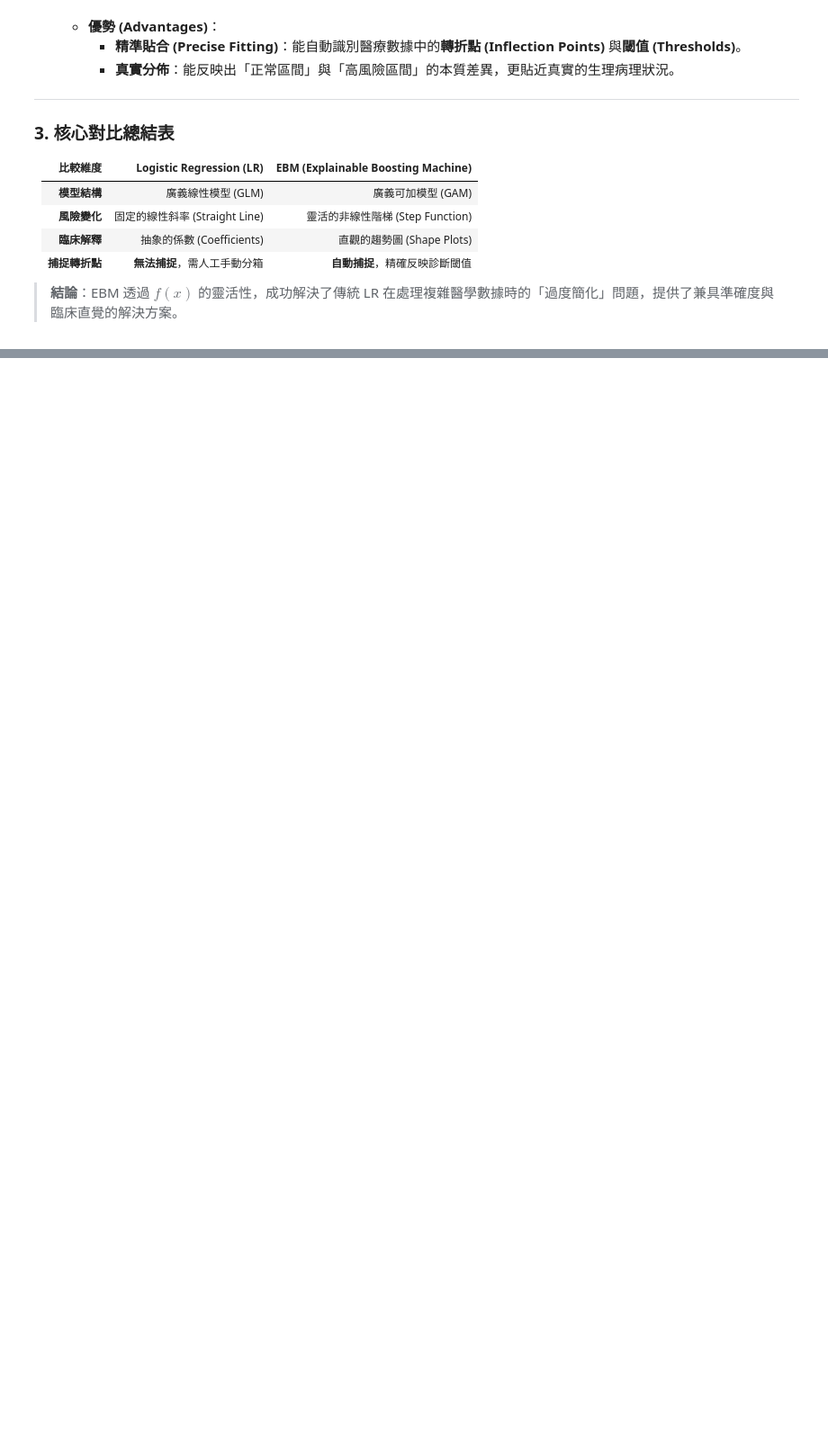
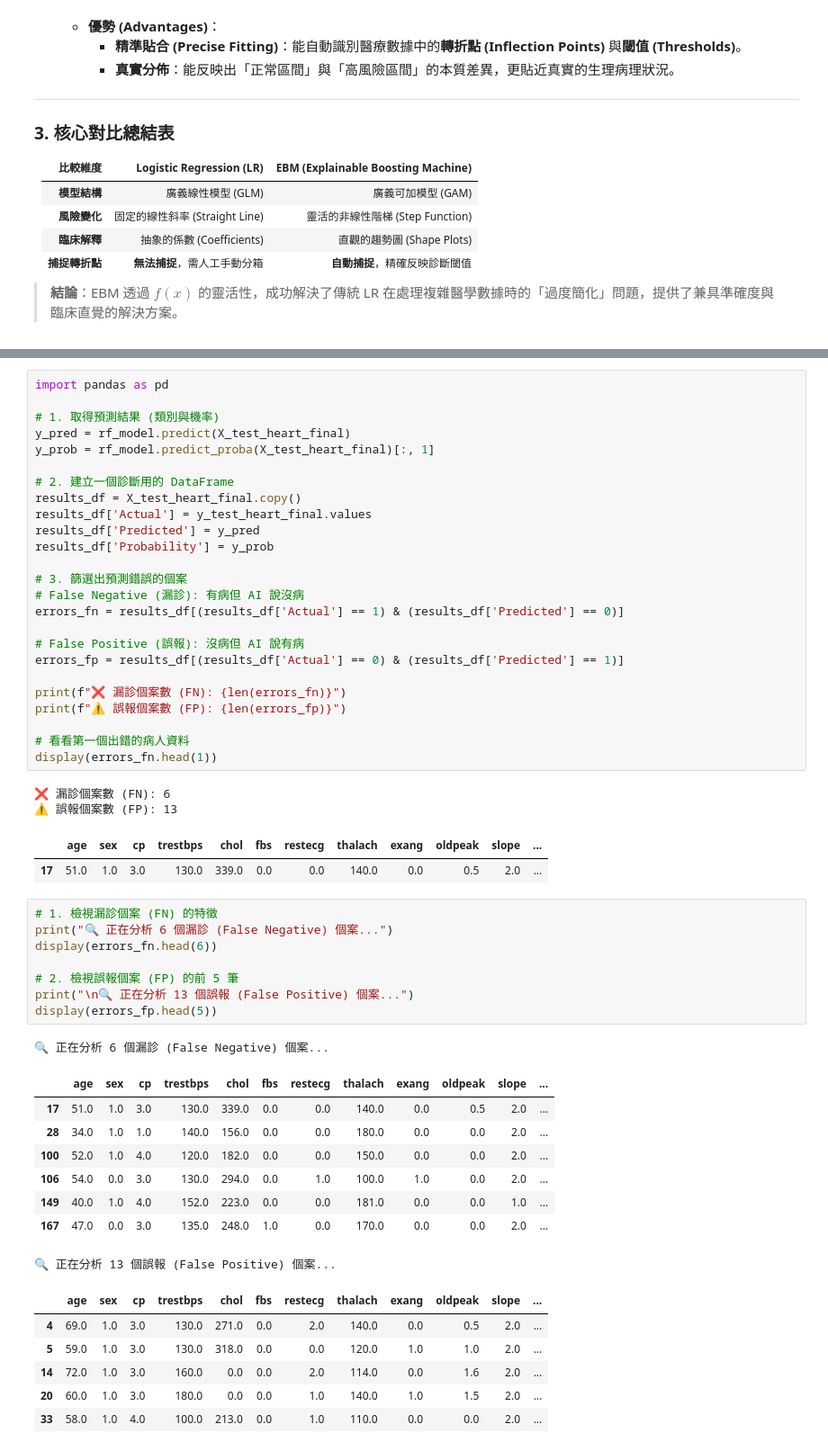
Before and after one commit to naomiyu1124-afk/InterpretDash_1358071_naomi, a Jupyter notebook: notebooks/w04_explore.ipynb, the cells around one changed output, grey strips where cells are left out. Shown at 90% size. Cells and saved outputs as stored; diff of their text form; blank space fills up the shorter version.

```diff
--- a/notebooks/w04_explore.ipynb
+++ b/notebooks/w04_explore.ipynb
@@ -689,0 +1024,54 @@ print(final_df.to_markdown(index=False))
+# %%
+import pandas as pd
+
+# 1. 取得預測結果 (類別與機率)
+y_pred = rf_model.predict(X_test_heart_final)
+y_prob = rf_model.predict_proba(X_test_heart_final)[:, 1]
+
+# 2. 建立一個診斷用的 DataFrame
+results_df = X_test_heart_final.copy()
+results_df['Actual'] = y_test_heart_final.values
+results_df['Predicted'] = y_pred
+results_df['Probability'] = y_prob
+
+# 3. 篩選出預測錯誤的個案
+# False Negative (漏診): 有病但 AI 說沒病
+errors_fn = results_df[(results_df['Actual'] == 1) & (results_df['Predicted'] == 0)]
+
+# False Positive (誤報): 沒病但 AI 說有病
+errors_fp = results_df[(results_df['Actual'] == 0) & (results_df['Predicted'] == 1)]
+
+print(f"❌ 漏診個案數 (FN): {len(errors_fn)}")
+print(f"⚠️ 誤報個案數 (FP): {len(errors_fp)}")
+
+# 看看第一個出錯的病人資料
+display(errors_fn.head(1))
+# %% [output]
+❌ 漏診個案數 (FN): 6
+⚠️ 誤報個案數 (FP): 13
+|  | age | sex | cp | trestbps | chol | fbs | restecg | thalach | exang | oldpeak | slope | ... |
+| 17 | 51.0 | 1.0 | 3.0 | 130.0 | 339.0 | 0.0 | 0.0 | 140.0 | 0.0 | 0.5 | 2.0 | ... |
+# %%
+# 1. 檢視漏診個案 (FN) 的特徵
+print("🔍 正在分析 6 個漏診 (False Negative) 個案...")
+display(errors_fn.head(6))
+
+# 2. 檢視誤報個案 (FP) 的前 5 筆
+print("\n🔍 正在分析 13 個誤報 (False Positive) 個案...")
+display(errors_fp.head(5))
+# %% [output]
+🔍 正在分析 6 個漏診 (False Negative) 個案...
+|  | age | sex | cp | trestbps | chol | fbs | restecg | thalach | exang | oldpeak | slope | ... |
+| 17 | 51.0 | 1.0 | 3.0 | 130.0 | 339.0 | 0.0 | 0.0 | 140.0 | 0.0 | 0.5 | 2.0 | ... |
+| 28 | 34.0 | 1.0 | 1.0 | 140.0 | 156.0 | 0.0 | 0.0 | 180.0 | 0.0 | 0.0 | 2.0 | ... |
+| 100 | 52.0 | 1.0 | 4.0 | 120.0 | 182.0 | 0.0 | 0.0 | 150.0 | 0.0 | 0.0 | 2.0 | ... |
+| 106 | 54.0 | 0.0 | 3.0 | 130.0 | 294.0 | 0.0 | 1.0 | 100.0 | 1.0 | 0.0 | 2.0 | ... |
+| 149 | 40.0 | 1.0 | 4.0 | 152.0 | 223.0 | 0.0 | 0.0 | 181.0 | 0.0 | 0.0 | 1.0 | ... |
+| 167 | 47.0 | 0.0 | 3.0 | 135.0 | 248.0 | 1.0 | 0.0 | 170.0 | 0.0 | 0.0 | 2.0 | ... |
+🔍 正在分析 13 個誤報 (False Positive) 個案...
+|  | age | sex | cp | trestbps | chol | fbs | restecg | thalach | exang | oldpeak | slope | ... |
+| 4 | 69.0 | 1.0 | 3.0 | 130.0 | 271.0 | 0.0 | 2.0 | 140.0 | 0.0 | 0.5 | 2.0 | ... |
+| 5 | 59.0 | 1.0 | 3.0 | 130.0 | 318.0 | 0.0 | 0.0 | 120.0 | 1.0 | 1.0 | 2.0 | ... |
+| 14 | 72.0 | 1.0 | 3.0 | 160.0 | 0.0 | 0.0 | 2.0 | 114.0 | 0.0 | 1.6 | 2.0 | ... |
+| 20 | 60.0 | 1.0 | 3.0 | 180.0 | 0.0 | 0.0 | 1.0 | 140.0 | 1.0 | 1.5 | 2.0 | ... |
+| 33 | 58.0 | 1.0 | 4.0 | 100.0 | 213.0 | 0.0 | 1.0 | 110.0 | 0.0 | 0.0 | 2.0 | ... |
```
Also changed, not shown: parts of 30 cells of this notebook, 2 other files.
